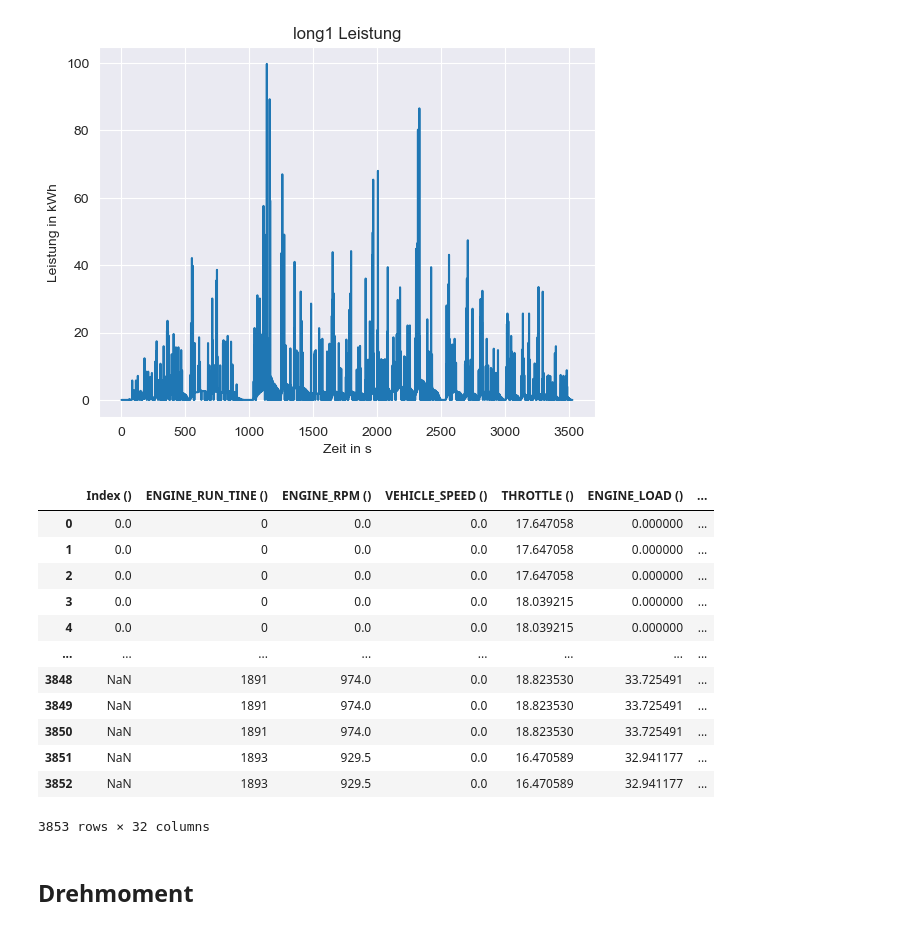
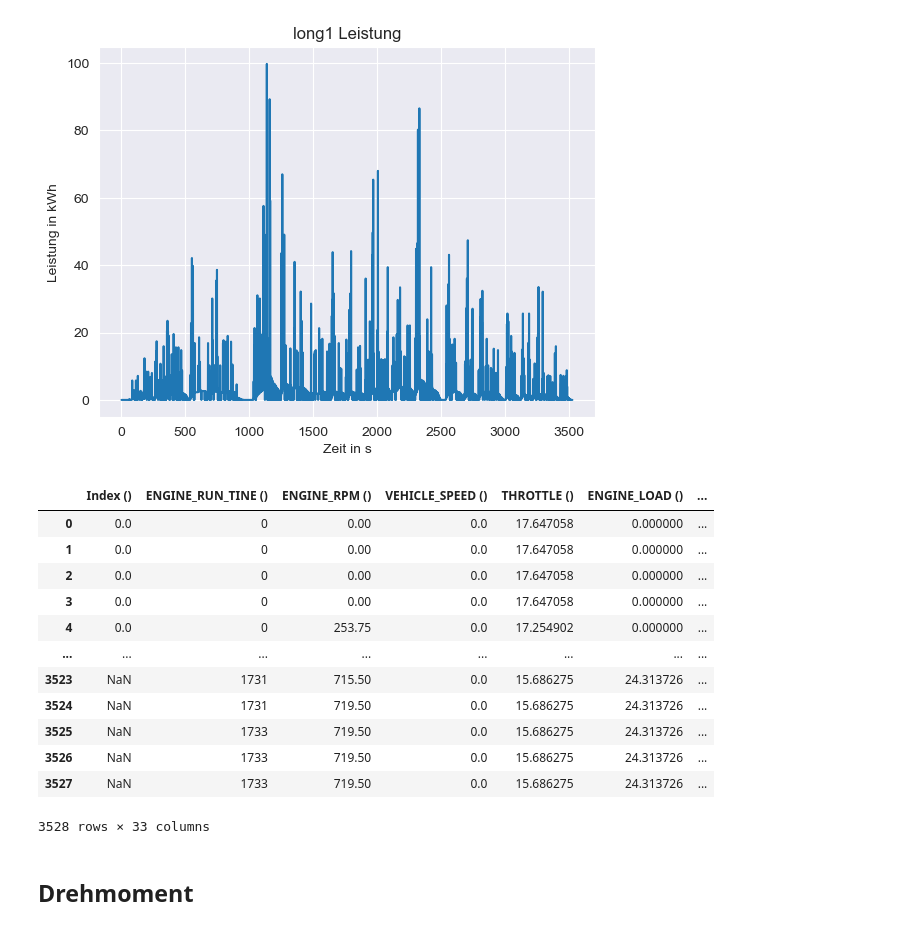
Before and after one commit to camila-duarte/verbrennungsmotoren, a Jupyter notebook: analyse/Motordrehzahl und Motordrehmoment.ipynb, the cells around one changed output. Saved outputs shown, nothing was run; the diff lists cells and outputs as text; code cells hidden in the pictures.

```diff
--- a/analyse/Motordrehzahl und Motordrehmoment.ipynb
+++ b/analyse/Motordrehzahl und Motordrehmoment.ipynb
@@ -81,3 +96,22 @@ plt.show()
+# %%
+# zuordnen und sortieren der cluster zu den gaengen
+clus = pd.DataFrame(cluster_centers, columns=['center'])
+clus = clus.assign(label=np.arange(len(cluster_centers)))
+clus = clus.sort_values(by='center')
+clus = clus.assign(trueorder=np.arange(len(cluster_centers)))
+
+# zuordnung der Gaenge zu den Punkten, erste beiden CLuster werden dem 1. Gang zugeordnet
+gaenge = np.zeros(len(labels))
+for i in range(len(gaenge)):
+    gang = clus["trueorder"][labels[i]] #zuordnung über ausnutzung des index
+    if 0 == gang:
+        gaenge[i] = 1                   #zuordnung des ersten ganges für untersten bereich
+    else:
+        gaenge[i] = gang
+# Uebertragen auf dataframes
+for i in range(1, length): # 1, da leerlauf nicht betrachtet
+    data[i] = data[i].assign(GANG=gaenge[:int(data[i].shape[0])]) #nur bis laenge des jeweiligen dataframes
+    gaenge = gaenge[int(data[i].shape[0]) :] #loeschen des zugeordneten bereiches
 # %% [markdown]
 ## Beschleunigung
 # %%
@@ -147,21 +181,21 @@ for i in range(length):
 [figure]
 [figure]
 # %%
-data[2]
+data[4]
 # %% [output]
 |  | Index () | ENGINE_RUN_TINE () | ENGINE_RPM () | VEHICLE_SPEED () | THROTTLE () | ENGINE_LOAD () | ... |
-| 0 | 0.0 | 0 | 0.0 | 0.0 | 17.647058 | 0.000000 | ... |
-| 1 | 0.0 | 0 | 0.0 | 0.0 | 17.647058 | 0.000000 | ... |
-| 2 | 0.0 | 0 | 0.0 | 0.0 | 17.647058 | 0.000000 | ... |
-| 3 | 0.0 | 0 | 0.0 | 0.0 | 18.039215 | 0.000000 | ... |
-| 4 | 0.0 | 0 | 0.0 | 0.0 | 18.039215 | 0.000000 | ... |
+| 0 | 0.0 | 0 | 0.00 | 0.0 | 17.647058 | 0.000000 | ... |
+| 1 | 0.0 | 0 | 0.00 | 0.0 | 17.647058 | 0.000000 | ... |
+| 2 | 0.0 | 0 | 0.00 | 0.0 | 17.647058 | 0.000000 | ... |
+| 3 | 0.0 | 0 | 0.00 | 0.0 | 17.647058 | 0.000000 | ... |
+| 4 | 0.0 | 0 | 253.75 | 0.0 | 17.254902 | 0.000000 | ... |
 | ... | ... | ... | ... | ... | ... | ... | ... |
-| 3848 | NaN | 1891 | 974.0 | 0.0 | 18.823530 | 33.725491 | ... |
-| 3849 | NaN | 1891 | 974.0 | 0.0 | 18.823530 | 33.725491 | ... |
-| 3850 | NaN | 1891 | 974.0 | 0.0 | 18.823530 | 33.725491 | ... |
-| 3851 | NaN | 1893 | 929.5 | 0.0 | 16.470589 | 32.941177 | ... |
-| 3852 | NaN | 1893 | 929.5 | 0.0 | 16.470589 | 32.941177 | ... |
+| 3523 | NaN | 1731 | 715.50 | 0.0 | 15.686275 | 24.313726 | ... |
+| 3524 | NaN | 1731 | 719.50 | 0.0 | 15.686275 | 24.313726 | ... |
+| 3525 | NaN | 1733 | 719.50 | 0.0 | 15.686275 | 24.313726 | ... |
+| 3526 | NaN | 1733 | 719.50 | 0.0 | 15.686275 | 24.313726 | ... |
+| 3527 | NaN | 1733 | 719.50 | 0.0 | 15.686275 | 24.313726 | ... |
-3853 rows × 32 columns
+3528 rows × 33 columns
 # %% [markdown]
 ## Drehmoment
 # %%
```
Also changed, not shown: parts of 3 cells of this notebook, 7 other files.
